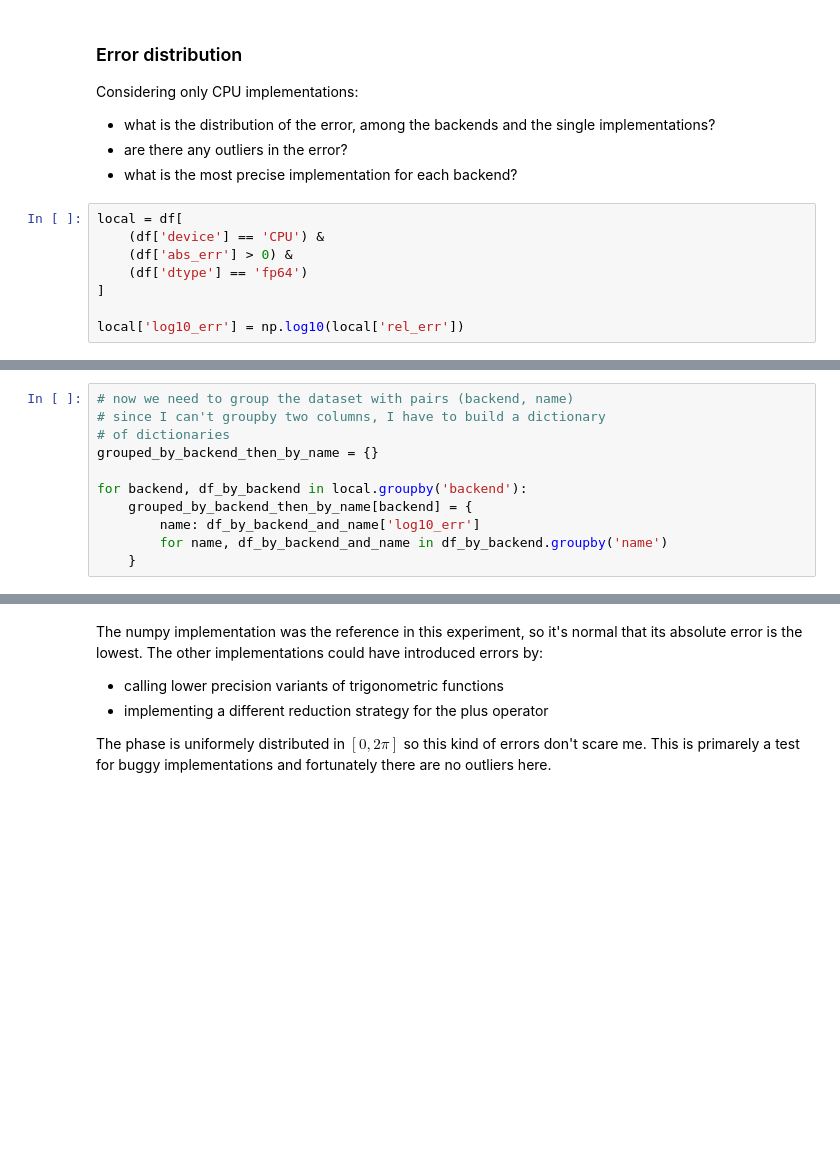
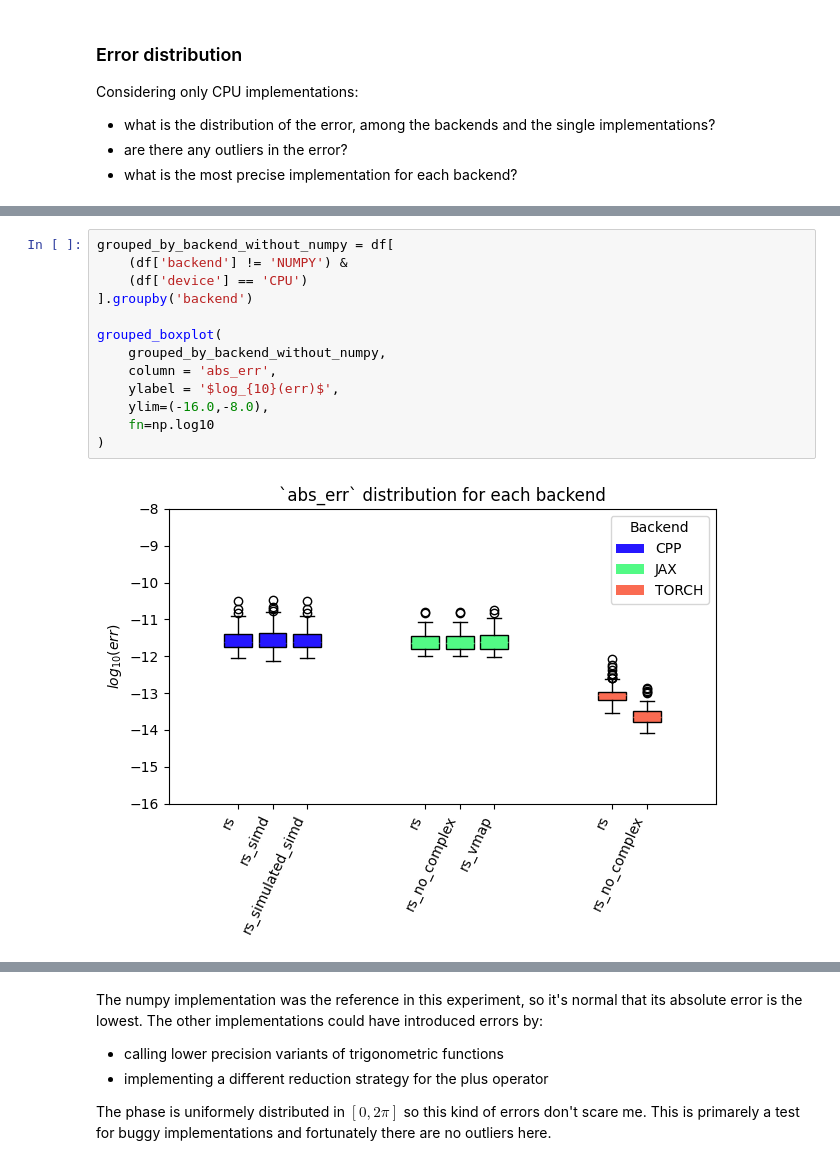
Before and after one commit to FattiMei/slm-porting, a Jupyter notebook: analysis/verification.ipynb, the cells around one changed output, grey strips where cells are left out. Saved outputs shown, nothing was run; the diff lists cells and outputs as text; blank space fills up the shorter version.

```diff
--- a/analysis/verification.ipynb
+++ b/analysis/verification.ipynb
@@ -237,11 +275,3 @@ Considering only CPU implementations:
   * what is the distribution of the error, among the backends and the single implementations?
   * are there any outliers in the error?
   * what is the most precise implementation for each backend?
-# %%
-local = df[
-    (df['device'] == 'CPU') &
-    (df['abs_err'] > 0) &
-    (df['dtype'] == 'fp64')
-]
-
-local['log10_err'] = np.log10(local['rel_err'])
@@ -254,11 +277,0 @@ See the caveats in the documentation: https://pandas.pydata.org/pandas-docs/stab
-# %%
-# now we need to group the dataset with pairs (backend, name)
-# since I can't groupby two columns, I have to build a dictionary
-# of dictionaries
-grouped_by_backend_then_by_name = {}
-
-for backend, df_by_backend in local.groupby('backend'):
-    grouped_by_backend_then_by_name[backend] = {
-        name: df_by_backend_and_name['log10_err']
-        for name, df_by_backend_and_name in df_by_backend.groupby('name')
-    }
@@ -311,0 +320,15 @@ plt.show()
+# %%
+grouped_by_backend_without_numpy = df[
+    (df['backend'] != 'NUMPY') &
+    (df['device'] == 'CPU')
+].groupby('backend')
+
+grouped_boxplot(
+    grouped_by_backend_without_numpy,
+    column = 'abs_err',
+    ylabel = '$log_{10}(err)$',
+    ylim=(-16.0,-8.0),
+    fn=np.log10
+)
+# %% [output]
+[figure, added]
```
Also changed, not shown: parts of 28 cells of this notebook.
